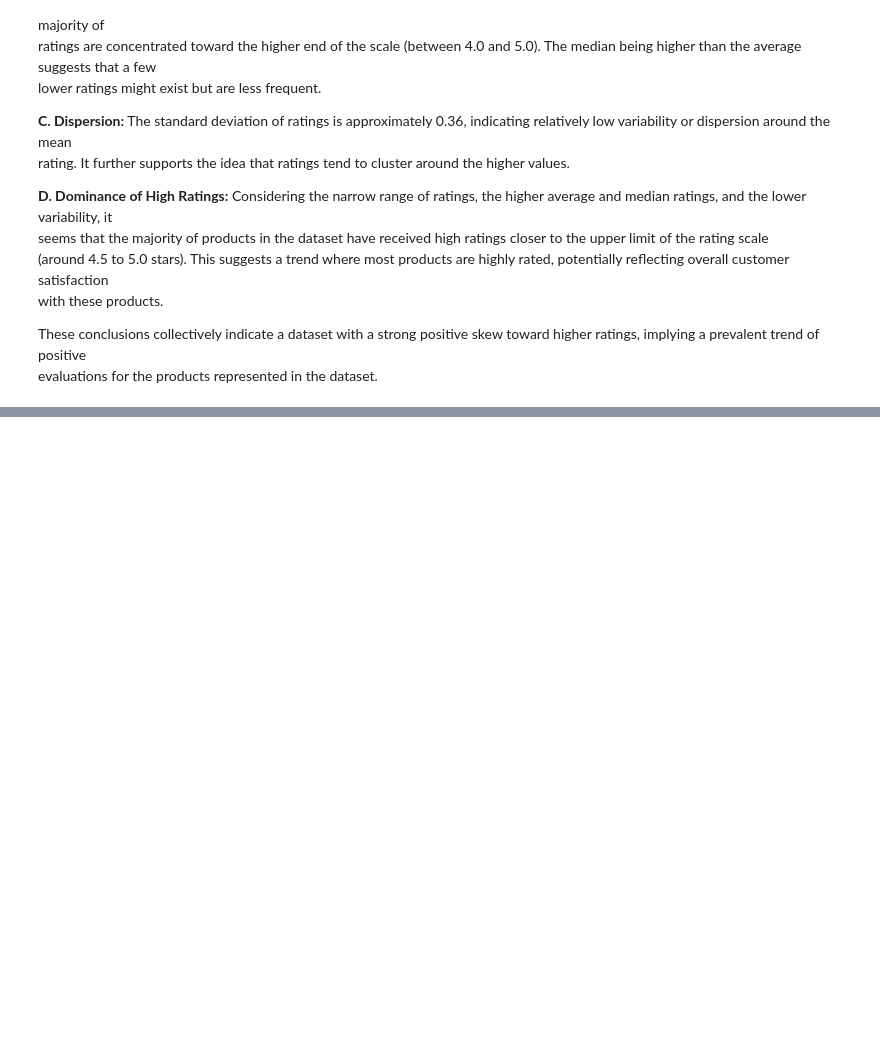
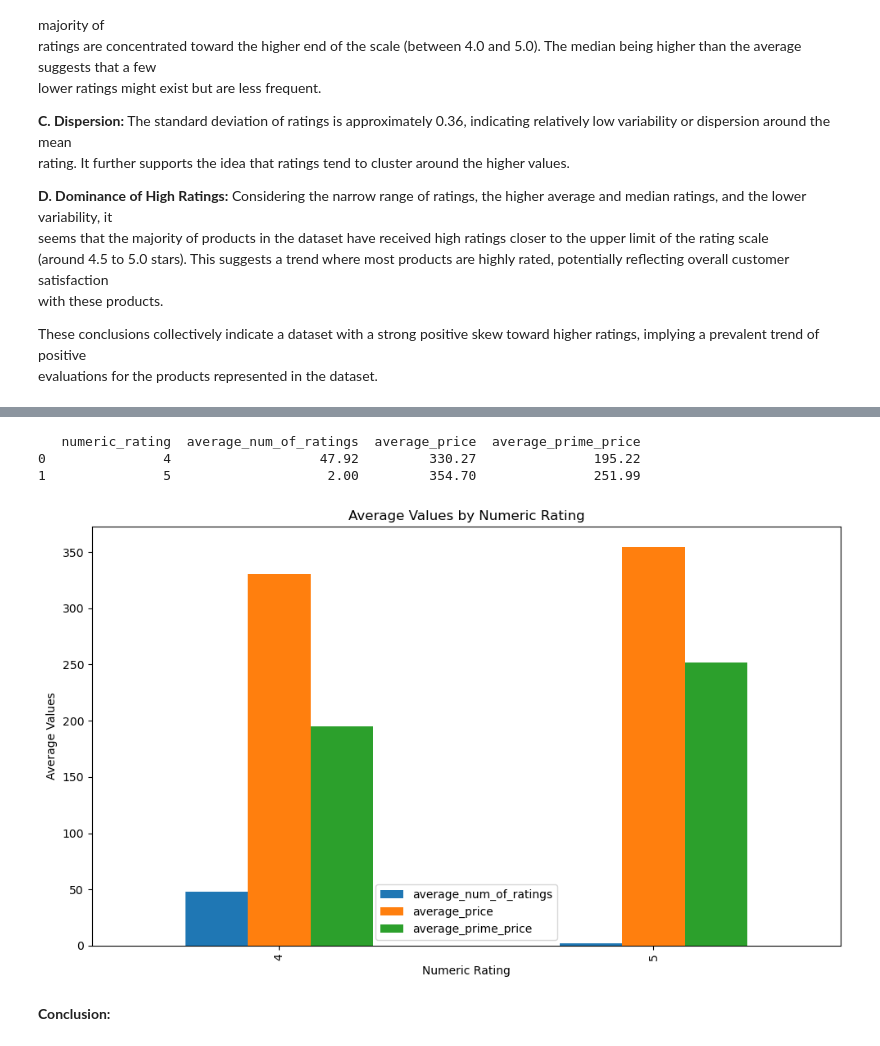
Before and after one commit to lucioawa/Amazon_Tattoo_Products, a Jupyter notebook: Amazon_Tattoo_Products.ipynb, the cells around one changed output, grey strips where cells are left out. Cells and saved outputs as stored; diff of their text form; code cells hidden in the pictures; blank space fills up the shorter version.

Commit message:
updated data

```diff
--- a/Amazon_Tattoo_Products.ipynb
+++ b/Amazon_Tattoo_Products.ipynb
@@ -1253,0 +1313,57 @@ evaluations for the products represented in the dataset.
+# %%
+import pandas as pd
+import re
+
+# Function to extract numeric ratings from the 'rating' column
+def extract_numeric_rating(text):
+    match = re.search(r'^(\d+)', str(text))
+    return int(match.group()) if match else None
+
+# Applying the extraction function to 'rating' column to create 'numeric_rating' column
+tattoo_data['numeric_rating'] = tattoo_data['rating'].apply(extract_numeric_rating)
+
+# Filtering and grouping the data to calculate averages for each numeric rating category
+result = tattoo_data[tattoo_data['numeric_rating'].isin([4, 5])].groupby('numeric_rating').agg(
+    average_num_of_ratings=('num_of_ratings', 'mean'),
+    average_price=('price', 'mean'),
+    average_prime_price=('prime_price', 'mean')
+).round(2).reset_index()
+
+print(result)
+# %% [output]
+   numeric_rating  average_num_of_ratings  average_price  average_prime_price
+0               4                   47.92         330.27               195.22
+1               5                    2.00         354.70               251.99
+# %%
+import pandas as pd
+import matplotlib.pyplot as plt
+
+# Results from Python code above
+data = {
+    'numeric_rating': [4, 5],
+    'average_num_of_ratings': [47.92, 2.00],
+    'average_price': [330.27, 354.70],
+    'average_prime_price': [195.22, 251.99]
+}
+
+# Create a DataFrame from the data
+result = pd.DataFrame(data)
+
+# Set the numeric rating as index
+result.set_index('numeric_rating', inplace=True)
+
+# Plotting the bar plot
+result.plot(kind='bar', figsize=(10, 6))
+
+# Adding labels and title
+plt.xlabel('Numeric Rating')
+plt.ylabel('Average Values')
+plt.title('Average Values by Numeric Rating')
+
+# Show the plot
+plt.tight_layout()
+plt.show()
+# %% [output]
+[figure, added]
+# %% [markdown]
+**Conclusion:**
```
Also changed, not shown: parts of 16 cells of this notebook.
